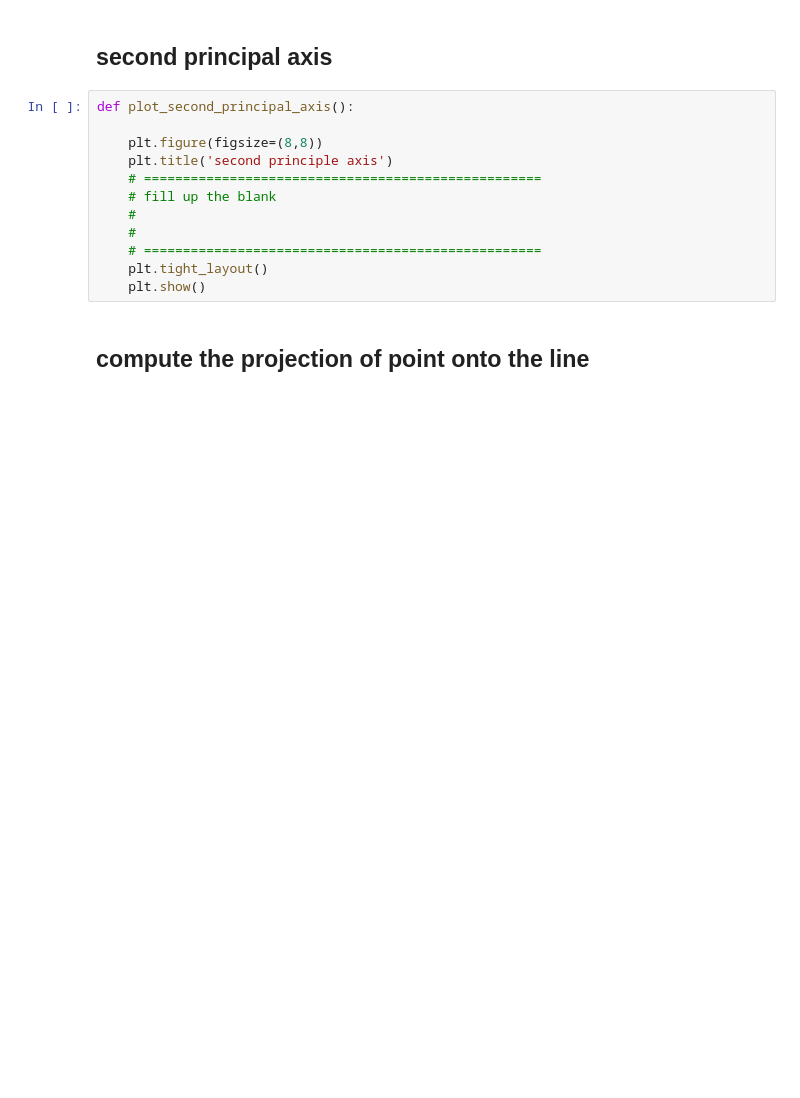
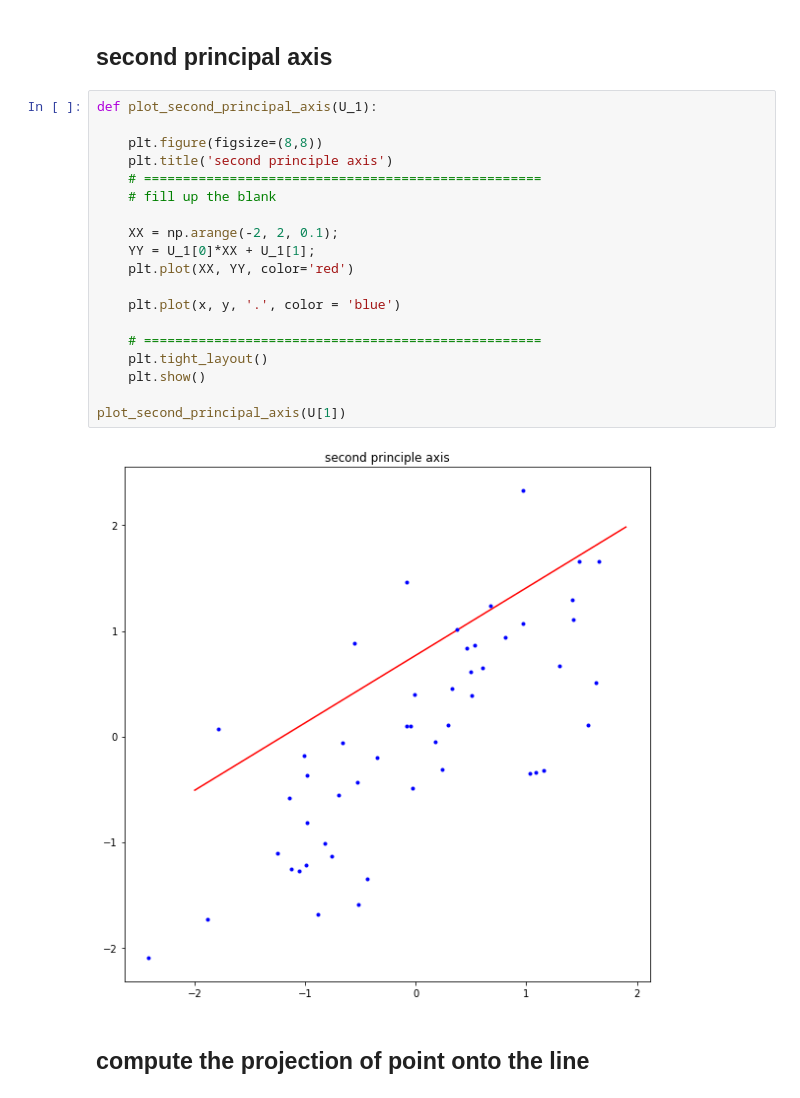
Before and after one commit to jjaen0823/assignment-machine-learning, a Jupyter notebook: hw12/assignment_12.ipynb, the cells around one changed output. Drawn from its saved outputs; the diff is of its cells as text; blank space fills up the shorter version.

Commit message:
fixed plot_first_principal_axis, plot_second_principal_axis

```diff
--- a/hw12/assignment_12.ipynb
+++ b/hw12/assignment_12.ipynb
@@ -173,17 +173,26 @@ plot_first_principal_axis(U[0])
 # %% [markdown]
 ## second principal axis
 # %%
-def plot_second_principal_axis():
+def plot_second_principal_axis(U_1):
 
     plt.figure(figsize=(8,8))
     plt.title('second principle axis')
     # ===================================================
     # fill up the blank
-    #
-    #
+
+    XX = np.arange(-2, 2, 0.1);
+    YY = U_1[0]*XX + U_1[1];
+    plt.plot(XX, YY, color='red')
+
+    plt.plot(x, y, '.', color = 'blue')
+
     # ===================================================
     plt.tight_layout()
     plt.show()
+
+plot_second_principal_axis(U[1])
+# %% [output]
+[figure, added]
 # %% [markdown]
 ## compute the projection of point onto the line
 # %%
```
